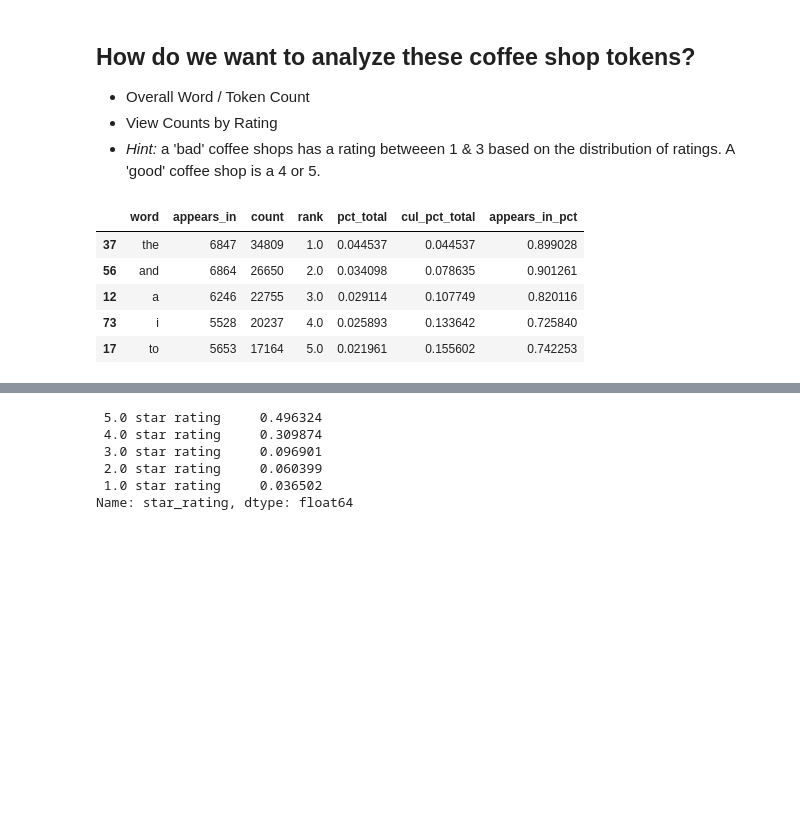
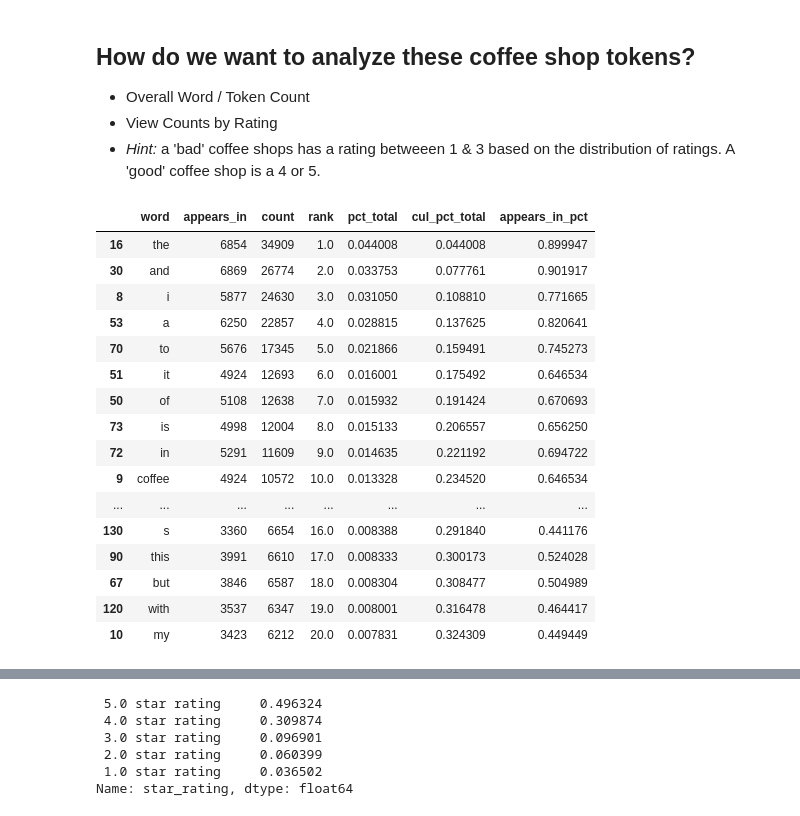
Before and after one commit to John-G-Thomas/DS-Unit-4-Sprint-1-NLP, a Jupyter notebook: module1-text-data/LS_DS_411_Text_Data_Assignment.ipynb, the cells around one changed output, grey strips where cells are left out. Drawn from its saved outputs; the diff is of its cells as text; code cells hidden in the pictures; blank space fills up the shorter version.

```diff
--- a/module1-text-data/LS_DS_411_Text_Data_Assignment.ipynb
+++ b/module1-text-data/LS_DS_411_Text_Data_Assignment.ipynb
@@ -136,8 +136,9 @@ def tokenize(text):
         list: tokens parsed out by the mechanics of your choice
     """
 
-    tokens = re.sub('[^a-zA-Z 0-9]', '', text)
+    tokens = re.sub('[^a-zA-Z]', ' ', text)
     tokens = tokens.lower().split()
+    tokens = [x.strip(' ') for x in tokens]
 
     return tokens
 shops['tokens'] = shops['full_review_text'].apply(tokenize)
@@ -250,14 +251,25 @@ def count(docs):
 # Use the Function
 wc = count(shops['tokens'])
 # %%
-wc.head()
+wc.head(20)
 # %% [output]
 |  | word | appears_in | count | rank | pct_total | cul_pct_total | appears_in_pct |
-| 37 | the | 6847 | 34809 | 1.0 | 0.044537 | 0.044537 | 0.899028 |
-| 56 | and | 6864 | 26650 | 2.0 | 0.034098 | 0.078635 | 0.901261 |
-| 12 | a | 6246 | 22755 | 3.0 | 0.029114 | 0.107749 | 0.820116 |
-| 73 | i | 5528 | 20237 | 4.0 | 0.025893 | 0.133642 | 0.725840 |
-| 17 | to | 5653 | 17164 | 5.0 | 0.021961 | 0.155602 | 0.742253 |
+| 16 | the | 6854 | 34909 | 1.0 | 0.044008 | 0.044008 | 0.899947 |
+| 30 | and | 6869 | 26774 | 2.0 | 0.033753 | 0.077761 | 0.901917 |
+| 8 | i | 5877 | 24630 | 3.0 | 0.031050 | 0.108810 | 0.771665 |
+| 53 | a | 6250 | 22857 | 4.0 | 0.028815 | 0.137625 | 0.820641 |
+| 70 | to | 5676 | 17345 | 5.0 | 0.021866 | 0.159491 | 0.745273 |
+| 51 | it | 4924 | 12693 | 6.0 | 0.016001 | 0.175492 | 0.646534 |
+| 50 | of | 5108 | 12638 | 7.0 | 0.015932 | 0.191424 | 0.670693 |
+| 73 | is | 4998 | 12004 | 8.0 | 0.015133 | 0.206557 | 0.656250 |
+| 72 | in | 5291 | 11609 | 9.0 | 0.014635 | 0.221192 | 0.694722 |
+| 9 | coffee | 4924 | 10572 | 10.0 | 0.013328 | 0.234520 | 0.646534 |
+| ... | ... | ... | ... | ... | ... | ... | ... |
+| 130 | s | 3360 | 6654 | 16.0 | 0.008388 | 0.291840 | 0.441176 |
+| 90 | this | 3991 | 6610 | 17.0 | 0.008333 | 0.300173 | 0.524028 |
+| 67 | but | 3846 | 6587 | 18.0 | 0.008304 | 0.308477 | 0.504989 |
+| 120 | with | 3537 | 6347 | 19.0 | 0.008001 | 0.316478 | 0.464417 |
+| 10 | my | 3423 | 6212 | 20.0 | 0.007831 | 0.324309 | 0.449449 |
 # %%
 import seaborn as sns
 
```
Also changed, not shown: parts of 28 cells of this notebook, 1 other file.
